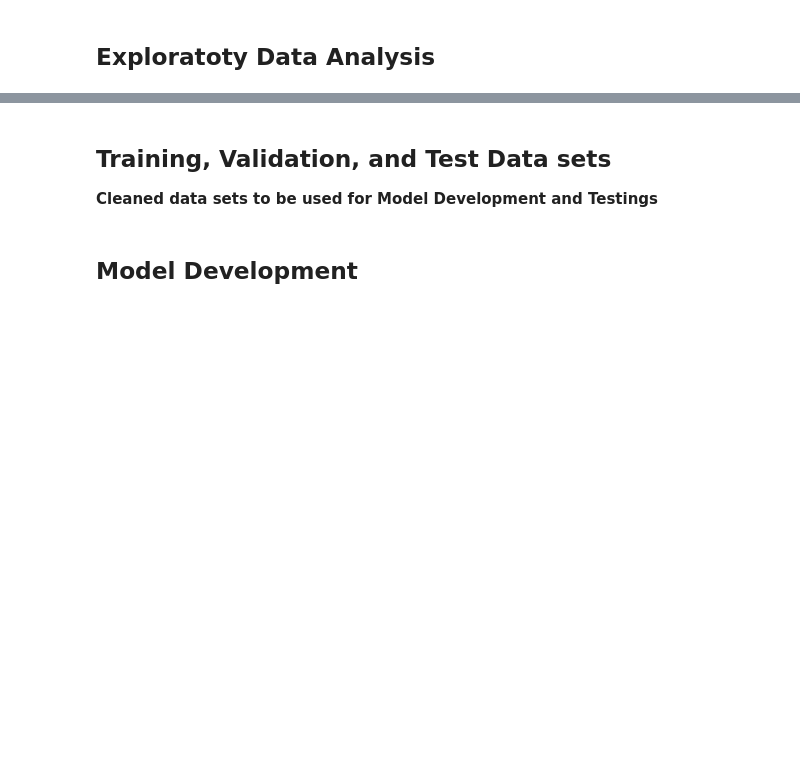
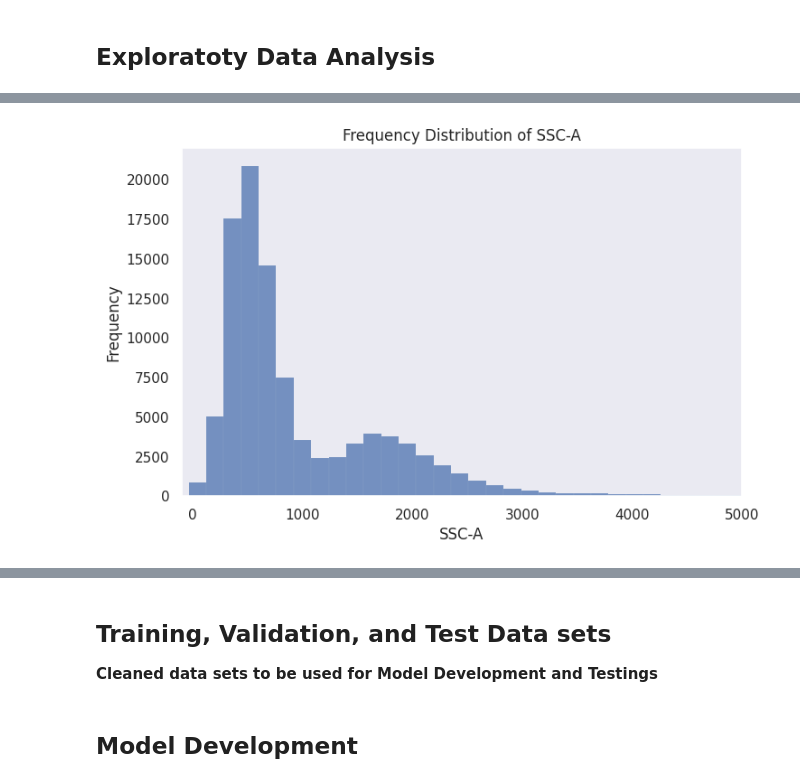
Before and after one commit to vanguardfox/ADS599, a Jupyter notebook: ADS599.ipynb, the cells around one changed output, grey strips where cells are left out. Drawn from its saved outputs; the diff is of its cells as text; code cells hidden in the pictures; blank space fills up the shorter version.

```diff
--- a/ADS599.ipynb
+++ b/ADS599.ipynb
@@ -251,0 +252,18 @@ plt.show()
+# %%
+# Create a histogram
+plt.figure(figsize=(8, 5))
+sns.histplot(pbmc_c['SSC-A'], bins=1000, kde=False)
+
+# Set plot labels and title
+plt.title('Frequency Distribution of SSC-A')
+plt.xlabel('SSC-A')
+plt.ylabel('Frequency')
+
+# Set x and y axis limits
+plt.xlim(-100, 5000)
+plt.ylim(0, 22000)
+
+# Plot
+plt.show()
+# %% [output]
+[figure, added]
```
Also changed, not shown: parts of 19 cells of this notebook.
